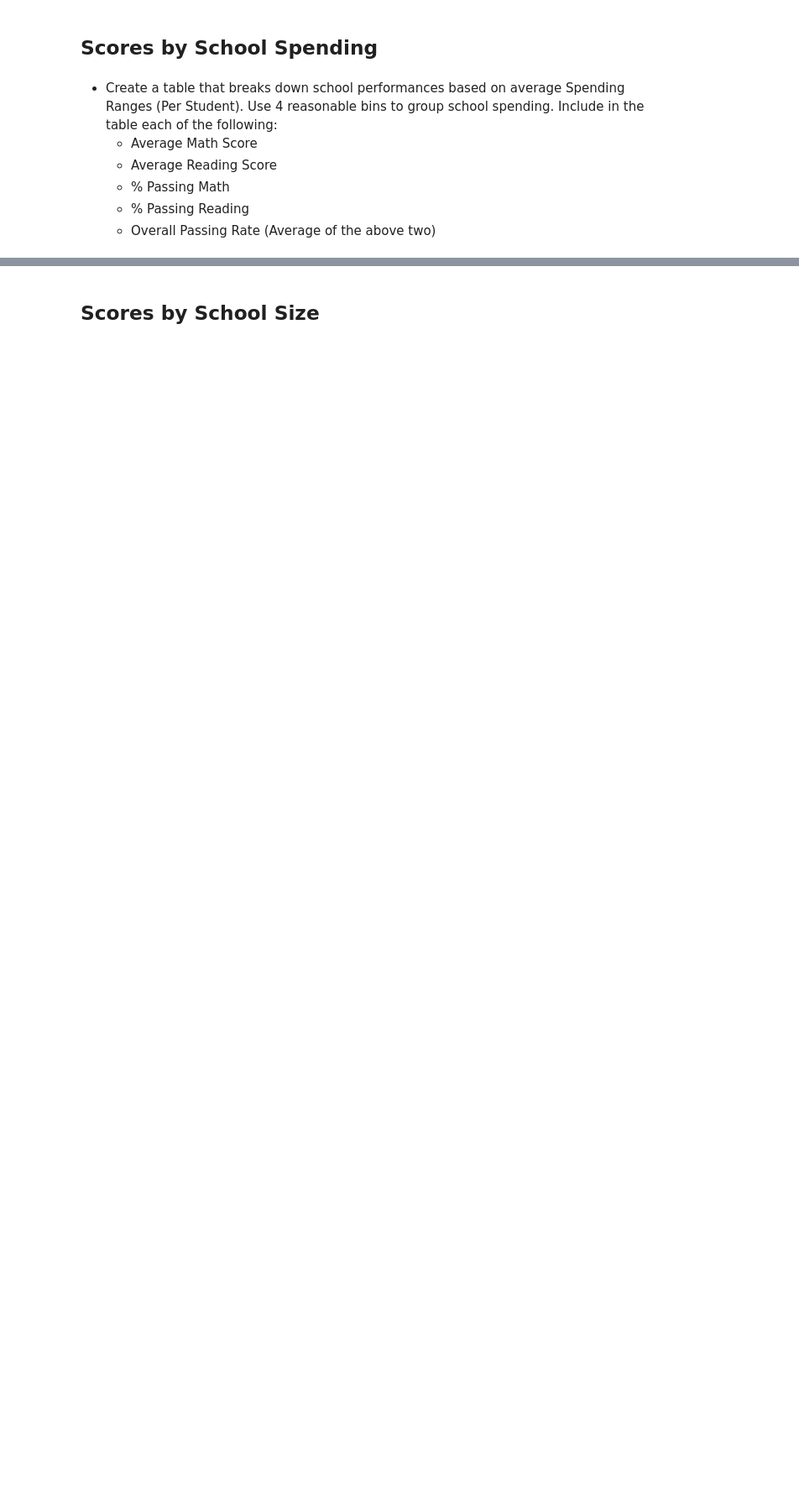
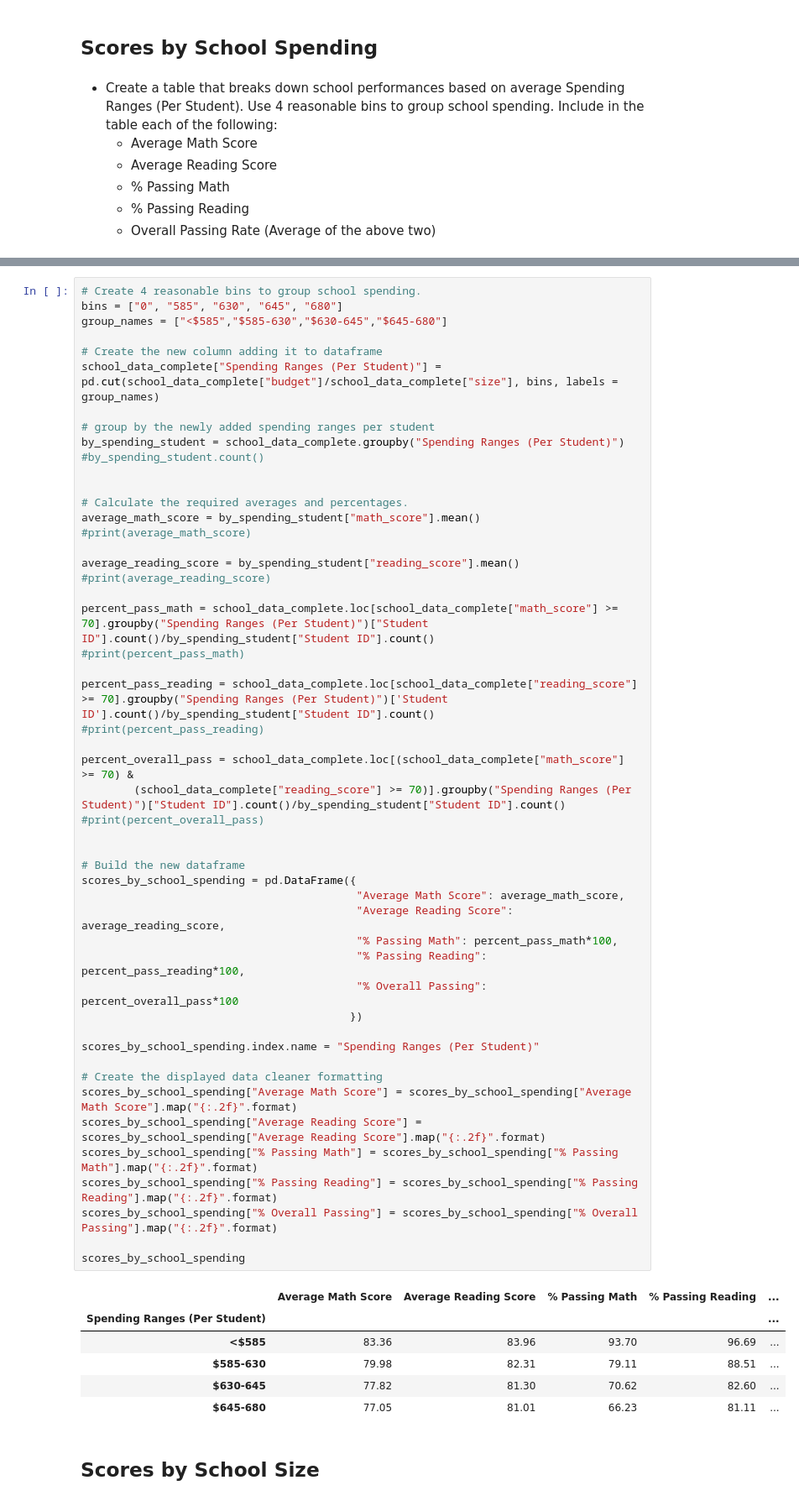
Before and after one commit to byronpineda225/pandas-challenge, a Jupyter notebook: PyCitySchools/PyCitySchools_starter.ipynb, the cells around one changed output, grey strips where cells are left out. Shown: that part at 84% size. Saved outputs shown, nothing was run; the diff lists cells and outputs as text; blank space fills up the shorter version.

```diff
--- a/PyCitySchools/PyCitySchools_starter.ipynb
+++ b/PyCitySchools/PyCitySchools_starter.ipynb
@@ -359,2 +345,59 @@ TypeError: '<' not supported between instances of 'int' and 'str'
+# %%
+# Create 4 reasonable bins to group school spending.
+bins = ["0", "585", "630", "645", "680"]
+group_names = ["<$585","$585-630","$630-645","$645-680"]
+
+# Create the new column adding it to dataframe
+school_data_complete["Spending Ranges (Per Student)"] = pd.cut(school_data_complete["budget"]/school_data_complete["size"], bins, labels = group_names)
+
+# group by the newly added spending ranges per student
+by_spending_student = school_data_complete.groupby("Spending Ranges (Per Student)")
+#by_spending_student.count()
+
+
+# Calculate the required averages and percentages.
+average_math_score = by_spending_student["math_score"].mean()
+#print(average_math_score)
+
+average_reading_score = by_spending_student["reading_score"].mean()
+#print(average_reading_score)
+
+percent_pass_math = school_data_complete.loc[school_data_complete["math_score"] >= 70].groupby("Spending Ranges (Per Student)")["Student ID"].count()/by_spending_student["Student ID"].count()
+#print(percent_pass_math)
+
+percent_pass_reading = school_data_complete.loc[school_data_complete["reading_score"] >= 70].groupby("Spending Ranges (Per Student)")['Student ID'].count()/by_spending_student["Student ID"].count()
+#print(percent_pass_reading)
+
+percent_overall_pass = school_data_complete.loc[(school_data_complete["math_score"] >= 70) &
+        (school_data_complete["reading_score"] >= 70)].groupby("Spending Ranges (Per Student)")["Student ID"].count()/by_spending_student["Student ID"].count()
+#print(percent_overall_pass)
+
+
+# Build the new dataframe
+scores_by_school_spending = pd.DataFrame({
+                                          "Average Math Score": average_math_score,
+                                          "Average Reading Score": average_reading_score,
+                                          "% Passing Math": percent_pass_math*100,
+                                          "% Passing Reading": percent_pass_reading*100,
+                                          "% Overall Passing": percent_overall_pass*100
+                                         })
+
+scores_by_school_spending.index.name = "Spending Ranges (Per Student)"
+
+# Create the displayed data cleaner formatting
+scores_by_school_spending["Average Math Score"] = scores_by_school_spending["Average Math Score"].map("{:.2f}".format)
+scores_by_school_spending["Average Reading Score"] = scores_by_school_spending["Average Reading Score"].map("{:.2f}".format)
+scores_by_school_spending["% Passing Math"] = scores_by_school_spending["% Passing Math"].map("{:.2f}".format)
+scores_by_school_spending["% Passing Reading"] = scores_by_school_spending["% Passing Reading"].map("{:.2f}".format)
+scores_by_school_spending["% Overall Passing"] = scores_by_school_spending["% Overall Passing"].map("{:.2f}".format)
+
+scores_by_school_spending
+# %% [output]
+|  | Average Math Score | Average Reading Score | % Passing Math | % Passing Reading | ... |
+| Spending Ranges (Per Student) |  |  |  |  | ... |
+| <$585 | 83.36 | 83.96 | 93.70 | 96.69 | ... |
+| $585-630 | 79.98 | 82.31 | 79.11 | 88.51 | ... |
+| $630-645 | 77.82 | 81.30 | 70.62 | 82.60 | ... |
+| $645-680 | 77.05 | 81.01 | 66.23 | 81.11 | ... |
 # %% [markdown]
 ## Scores by School Size
```
Also changed, not shown: parts of 14 cells of this notebook.
